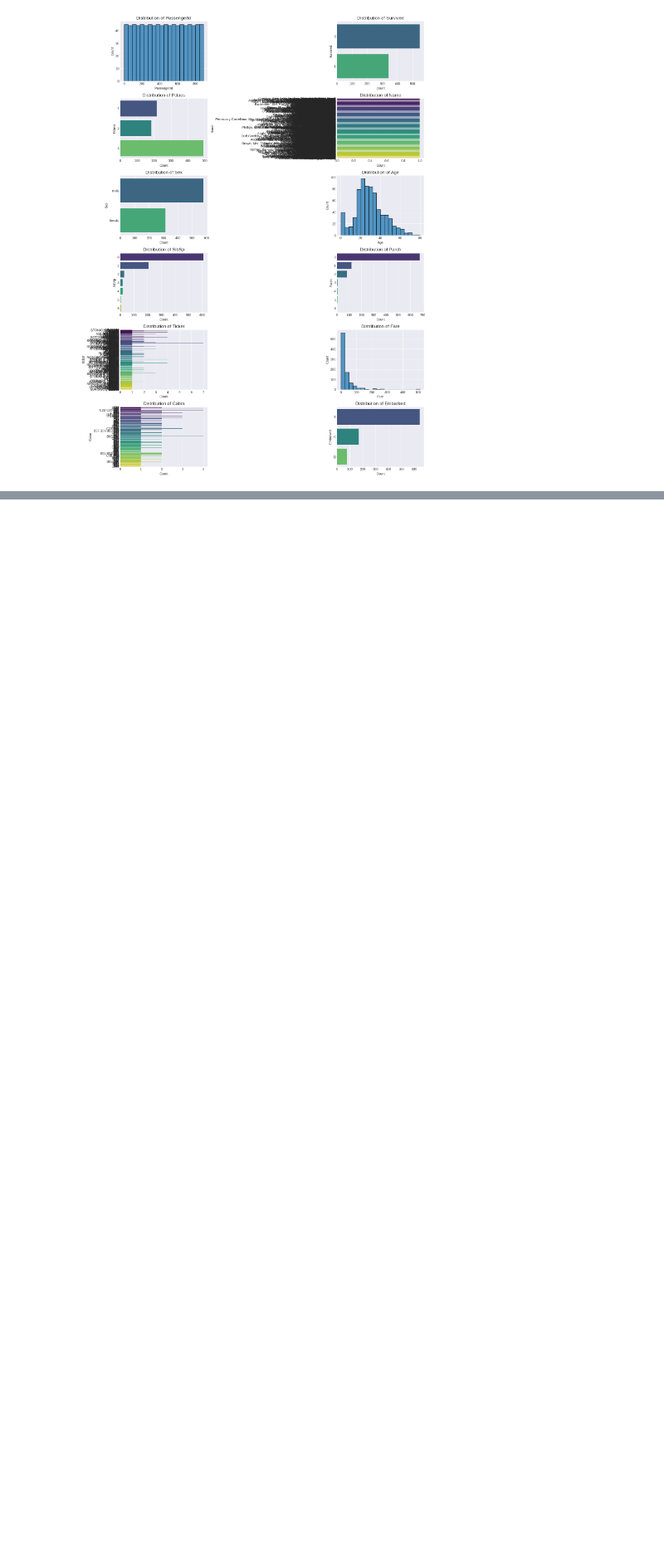
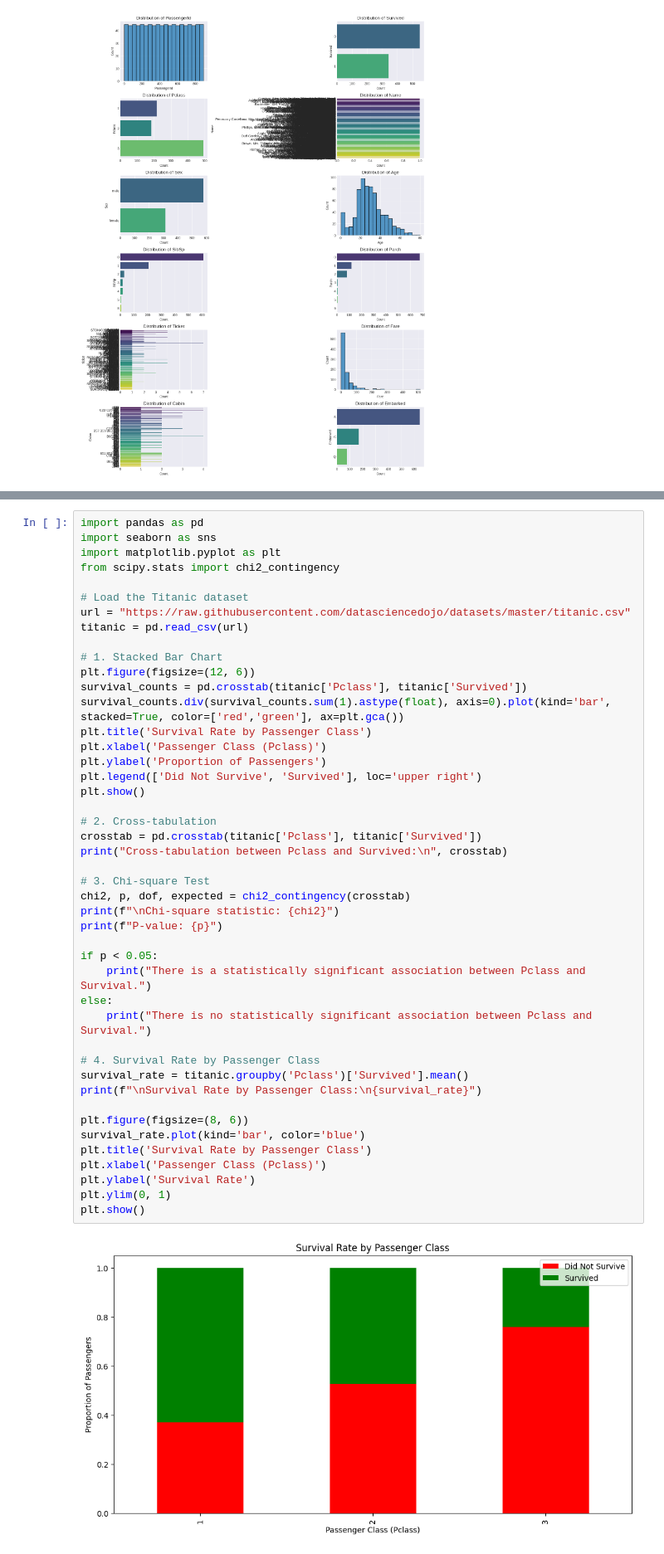
Before and after one commit to Tom-Yuen/TomY_Little_Projects, a Jupyter notebook: Titanic_dataset.ipynb, the cells around one changed output, grey strips where cells are left out. Shown: that part at 83% size. Saved outputs shown, nothing was run; the diff lists cells and outputs as text; blank space fills up the shorter version.

```diff
--- a/Titanic_dataset.ipynb
+++ b/Titanic_dataset.ipynb
@@ -102,3 +102,50 @@ summary
 | 50% | 446 | 0 | 3 | NaN | NaN | 28 | 0 | 0 | NaN | 14 | ... |
 | 75% | 668 | 1 | 3 | NaN | NaN | 38 | 1 | 0 | NaN | 31 | ... |
 | max | 891 | 1 | 3 | NaN | NaN | 80 | 8 | 6 | NaN | 512 | ... |
+# %%
+import pandas as pd
+import seaborn as sns
+import matplotlib.pyplot as plt
+from scipy.stats import chi2_contingency
+
+# Load the Titanic dataset
+url = "https://raw.githubusercontent.com/datasciencedojo/datasets/master/titanic.csv"
+titanic = pd.read_csv(url)
+
+# 1. Stacked Bar Chart
+plt.figure(figsize=(12, 6))
+survival_counts = pd.crosstab(titanic['Pclass'], titanic['Survived'])
+survival_counts.div(survival_counts.sum(1).astype(float), axis=0).plot(kind='bar', stacked=True, color=['red','green'], ax=plt.gca())
+plt.title('Survival Rate by Passenger Class')
+plt.xlabel('Passenger Class (Pclass)')
+plt.ylabel('Proportion of Passengers')
+plt.legend(['Did Not Survive', 'Survived'], loc='upper right')
+plt.show()
+
+# 2. Cross-tabulation
+crosstab = pd.crosstab(titanic['Pclass'], titanic['Survived'])
+print("Cross-tabulation between Pclass and Survived:\n", crosstab)
+
+# 3. Chi-square Test
+chi2, p, dof, expected = chi2_contingency(crosstab)
+print(f"\nChi-square statistic: {chi2}")
+print(f"P-value: {p}")
+
+if p < 0.05:
+    print("There is a statistically significant association between Pclass and Survival.")
+else:
+    print("There is no statistically significant association between Pclass and Survival.")
+
+# 4. Survival Rate by Passenger Class
+survival_rate = titanic.groupby('Pclass')['Survived'].mean()
+print(f"\nSurvival Rate by Passenger Class:\n{survival_rate}")
+
+plt.figure(figsize=(8, 6))
+survival_rate.plot(kind='bar', color='blue')
+plt.title('Survival Rate by Passenger Class')
+plt.xlabel('Passenger Class (Pclass)')
+plt.ylabel('Survival Rate')
+plt.ylim(0, 1)
+plt.show()
+# %% [output]
+[figure, added]
```
Also changed, not shown: parts of 2 cells of this notebook.
